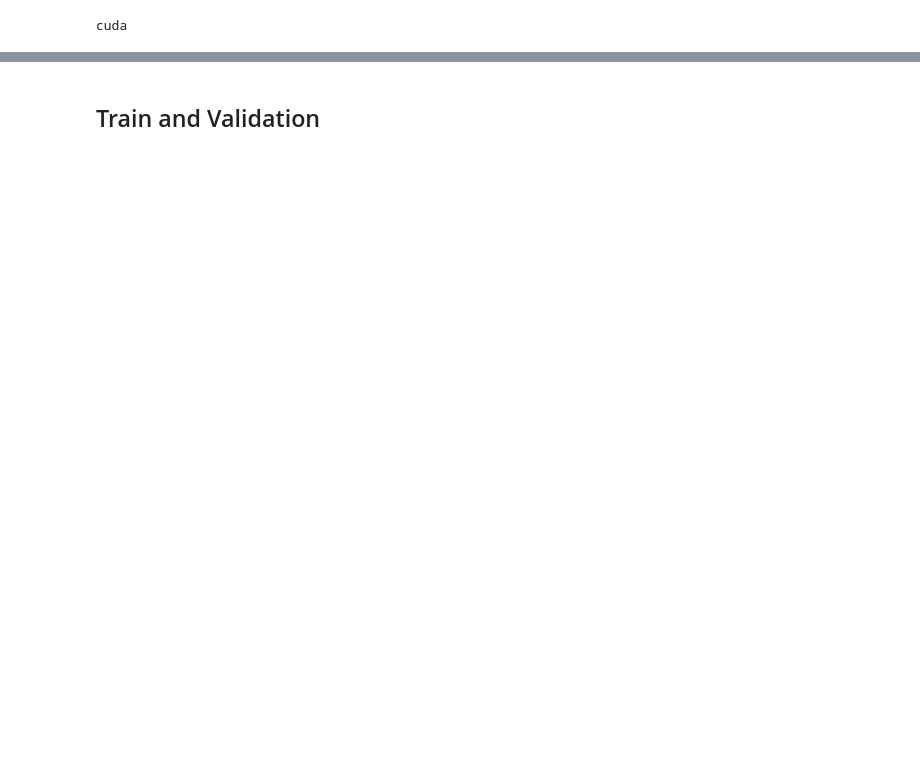
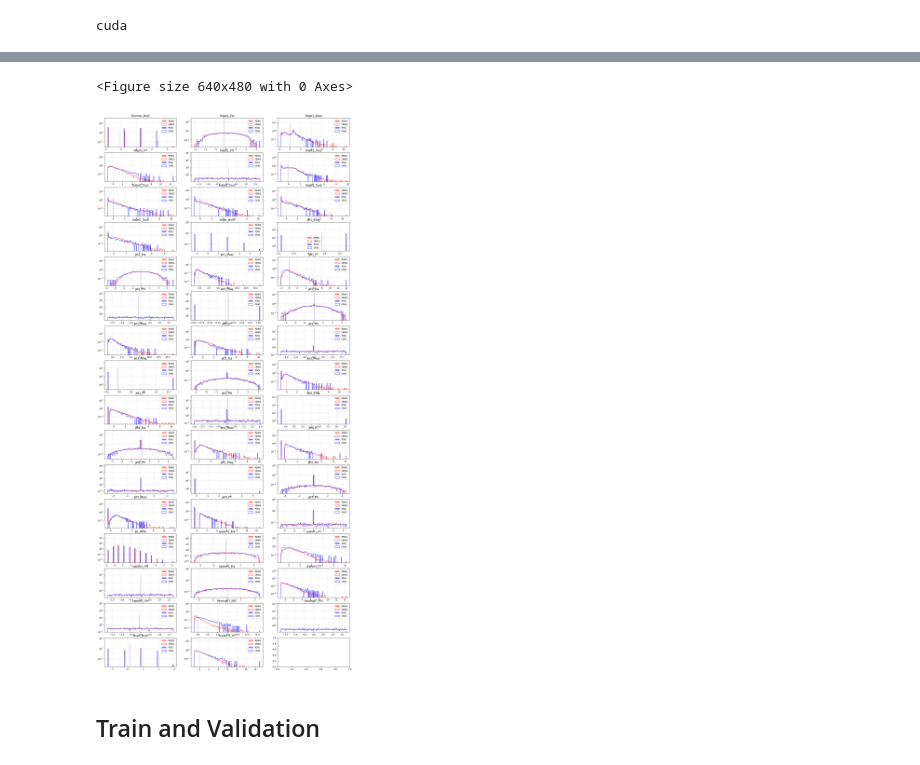
Before and after one commit to fabiocfabini/LIPInternship, a Jupyter notebook: new.ipynb, the cells around one changed output, grey strips where cells are left out. Saved outputs shown, nothing was run; the diff lists cells and outputs as text; code cells hidden in the pictures; blank space fills up the shorter version.

```diff
--- a/new.ipynb
+++ b/new.ipynb
@@ -135,2 +242,22 @@ loss_fn = mae_loss
+# %%
+num_cols = 3
+num_rows = len(features)//num_cols + 1
+
+plt.clf()
+fig, ax = plt.subplots(num_rows, num_cols, figsize=(20, 240*num_cols//num_rows))
+for idx, feature in enumerate(features):
+    ax[idx//num_cols, idx%num_cols].grid(True, linestyle='--', alpha=0.5)
+    ax[idx//num_cols, idx%num_cols].set_title(feature)
+    ax[idx//num_cols, idx%num_cols].hist(df_recs[feature][y_test == BKG], bins=100, density=True, alpha=0.5, label="RBKG", color='red')
+    ax[idx//num_cols, idx%num_cols].hist(df_orig[feature][y_test == BKG], bins=100, density=True, label="OBKG", histtype='step', color='red')
+    ax[idx//num_cols, idx%num_cols].hist(df_recs[feature][y_test == SIG], bins=100, density=True, alpha=0.5, label="RSIG", color='blue')
+    ax[idx//num_cols, idx%num_cols].hist(df_orig[feature][y_test == SIG], bins=100, density=True, label="OSIG", histtype='step', color='blue')
+    ax[idx//num_cols, idx%num_cols].set_yscale("log")
+    ax[idx//num_cols, idx%num_cols].legend()
+
+plt.show()
+# %% [output]
+<Figure size 640x480 with 0 Axes>
+[figure, added]
 # %% [markdown]
 ## Train and Validation
```
Also changed, not shown: parts of 17 cells of this notebook, 6 other files.
